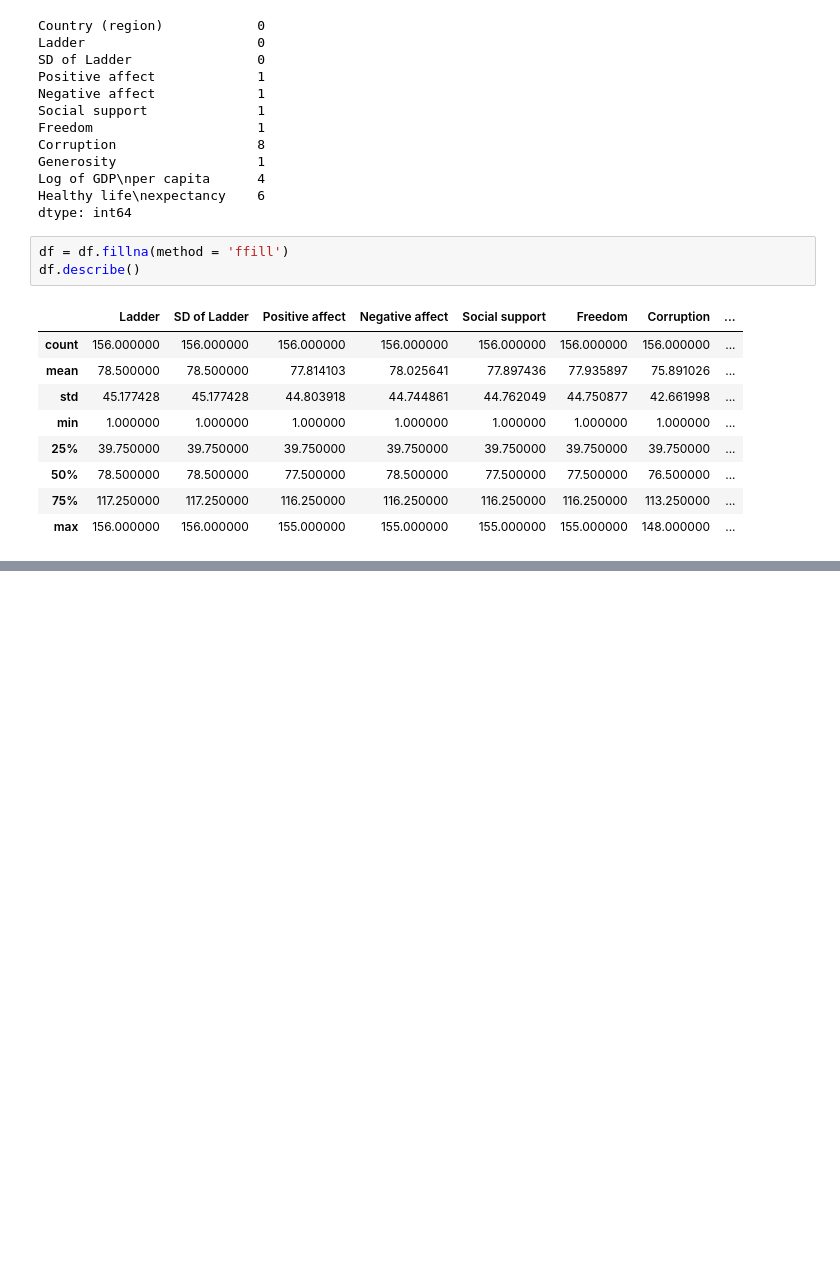
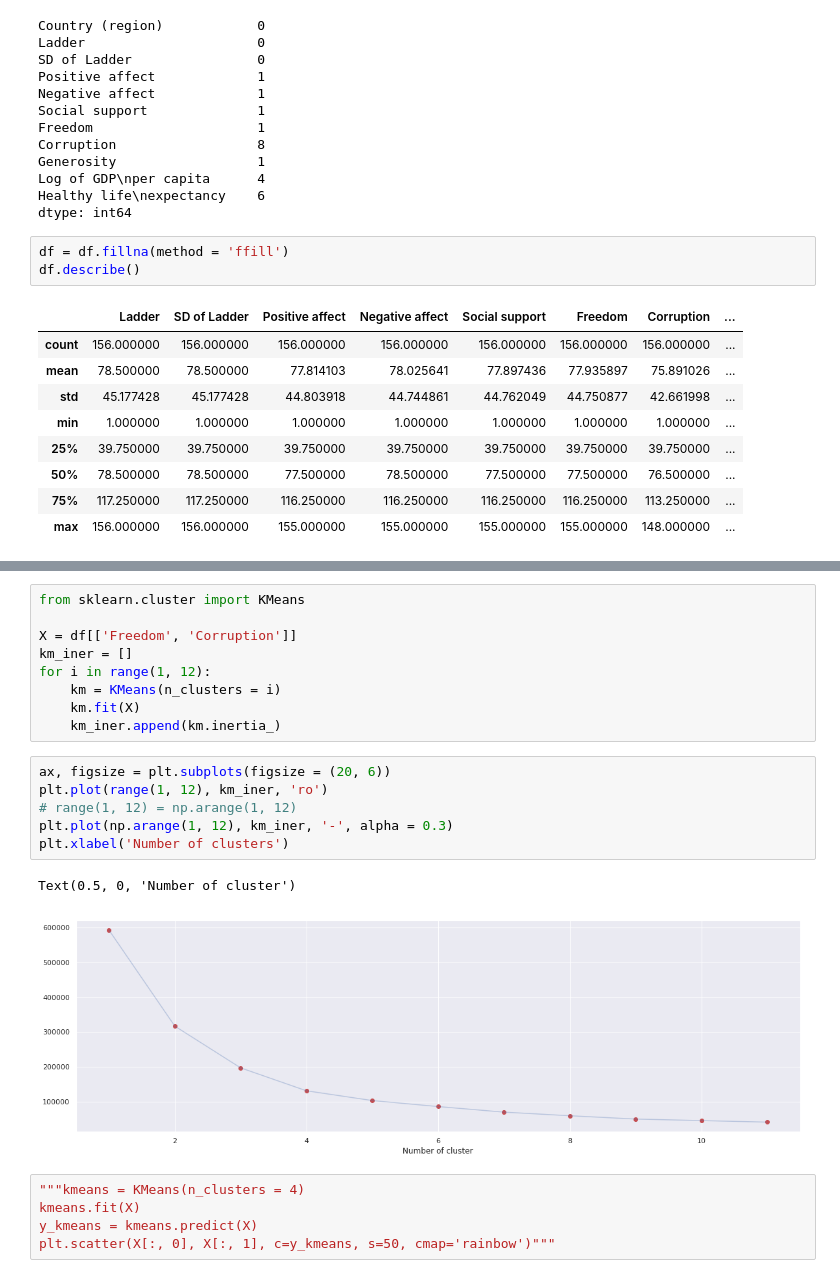
Before and after one commit to tlplus/Probability_Stats_Project, a Jupyter notebook: World Happiness Report 2019.ipynb, the cells around one changed output, grey strips where cells are left out. Drawn from its saved outputs; the diff is of its cells as text; blank space fills up the shorter version.

```diff
--- a/World Happiness Report 2019.ipynb
+++ b/World Happiness Report 2019.ipynb
@@ -44,0 +65,23 @@ df.describe()
+# %%
+from sklearn.cluster import KMeans
+
+X = df[['Freedom', 'Corruption']]
+km_iner = []
+for i in range(1, 12):
+    km = KMeans(n_clusters = i)
+    km.fit(X)
+    km_iner.append(km.inertia_)
+# %%
+ax, figsize = plt.subplots(figsize = (20, 6))
+plt.plot(range(1, 12), km_iner, 'ro')
+# range(1, 12) = np.arange(1, 12)
+plt.plot(np.arange(1, 12), km_iner, '-', alpha = 0.3)
+plt.xlabel('Number of clusters')
+# %% [output]
+Text(0.5, 0, 'Number of cluster')
+[figure, added]
+# %%
+"""kmeans = KMeans(n_clusters = 4)
+kmeans.fit(X)
+y_kmeans = kmeans.predict(X)
+plt.scatter(X[:, 0], X[:, 1], c=y_kmeans, s=50, cmap='rainbow')"""
```
Also changed, not shown: parts of 6 cells of this notebook, 1 other file.
